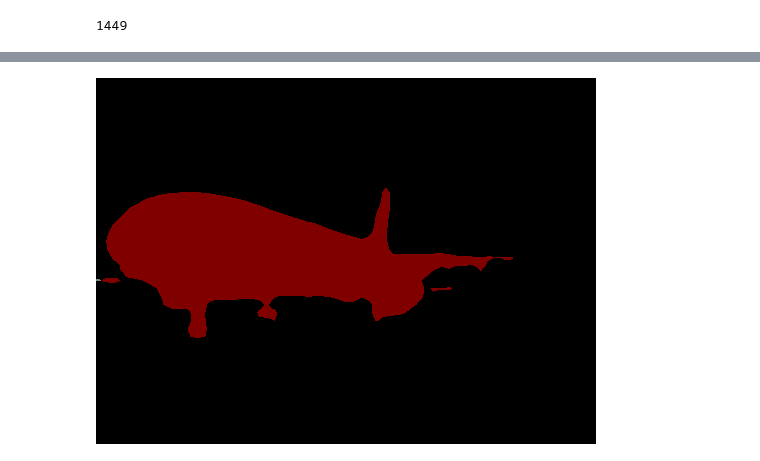
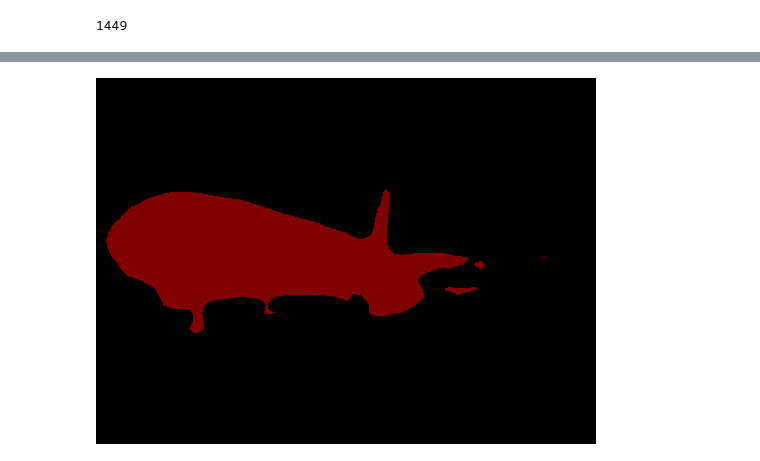
Before and after one commit to Drhonghanchen/colab_misc, a Jupyter notebook: voc_test.ipynb, the cells around one changed output, grey strips where cells are left out. Drawn from its saved outputs; the diff is of its cells as text; code cells hidden in the pictures.

```diff
--- a/voc_test.ipynb
+++ b/voc_test.ipynb
@@ -22,7 +22,7 @@ print(len(voc_val))
 # %% [output]
 1449
 # %%
-(image,target) = voc_val[4]
+(image,target) = voc_val[0]
 print(type(image),image.size)
 print(type(target),target.size)
 image.show()
@@ -43,7 +43,8 @@ test_transform = T.Compose(
 input_tensor = test_transform(image)
 input_batch = input_tensor.unsqueeze(0)
 
-seg_model = models.segmentation.fcn_resnet101(pretrained=True)
+#seg_model = models.segmentation.fcn_resnet101(pretrained=True)
+seg_model = models.segmentation.deeplabv3_resnet101(pretrained=True)
 seg_model.eval()
 output = seg_model(input_batch)['out'][0]
 output_pred = output.argmax(0)
@@ -58 +60 @@ display(img_pred)
-[figure, old version]
+[figure, new version]
```
Also changed, not shown: parts of 3 cells of this notebook.
